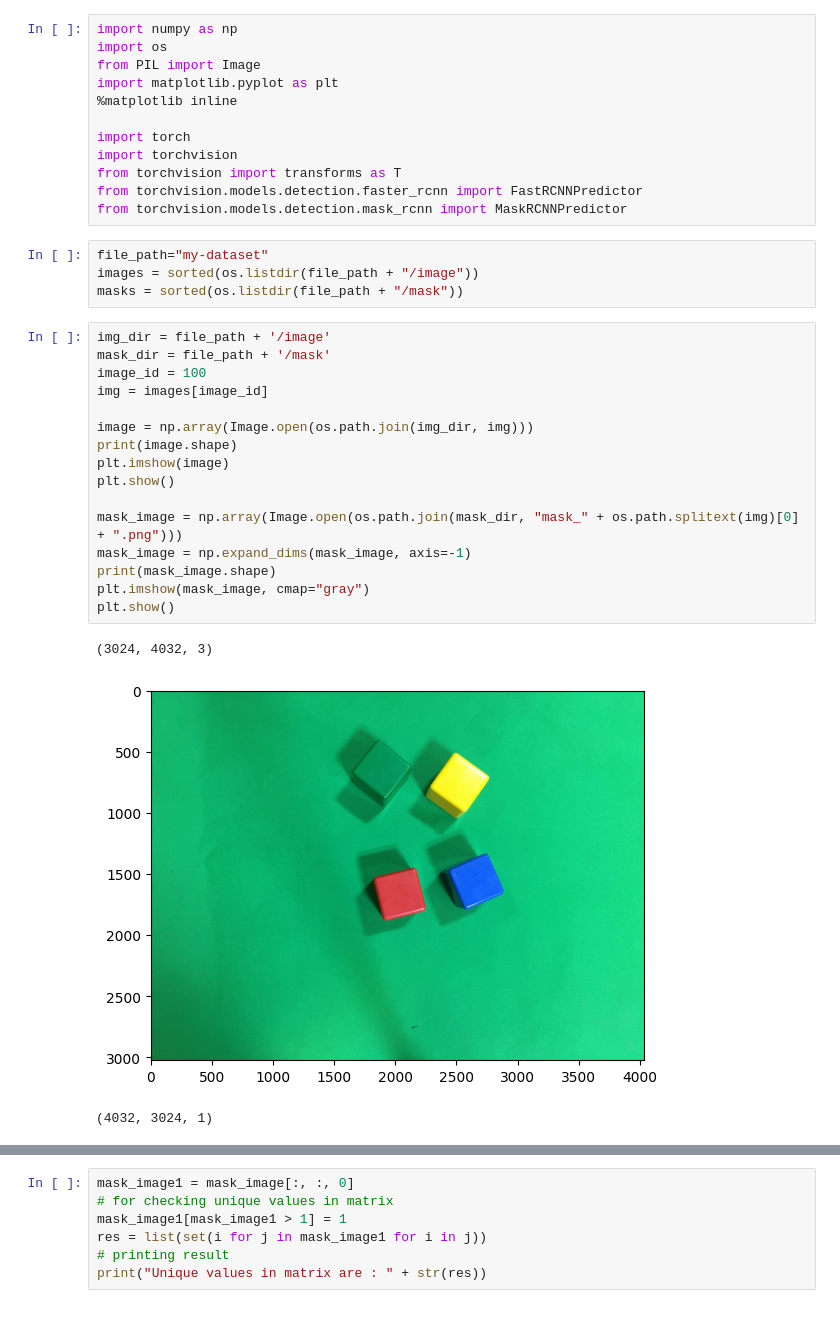
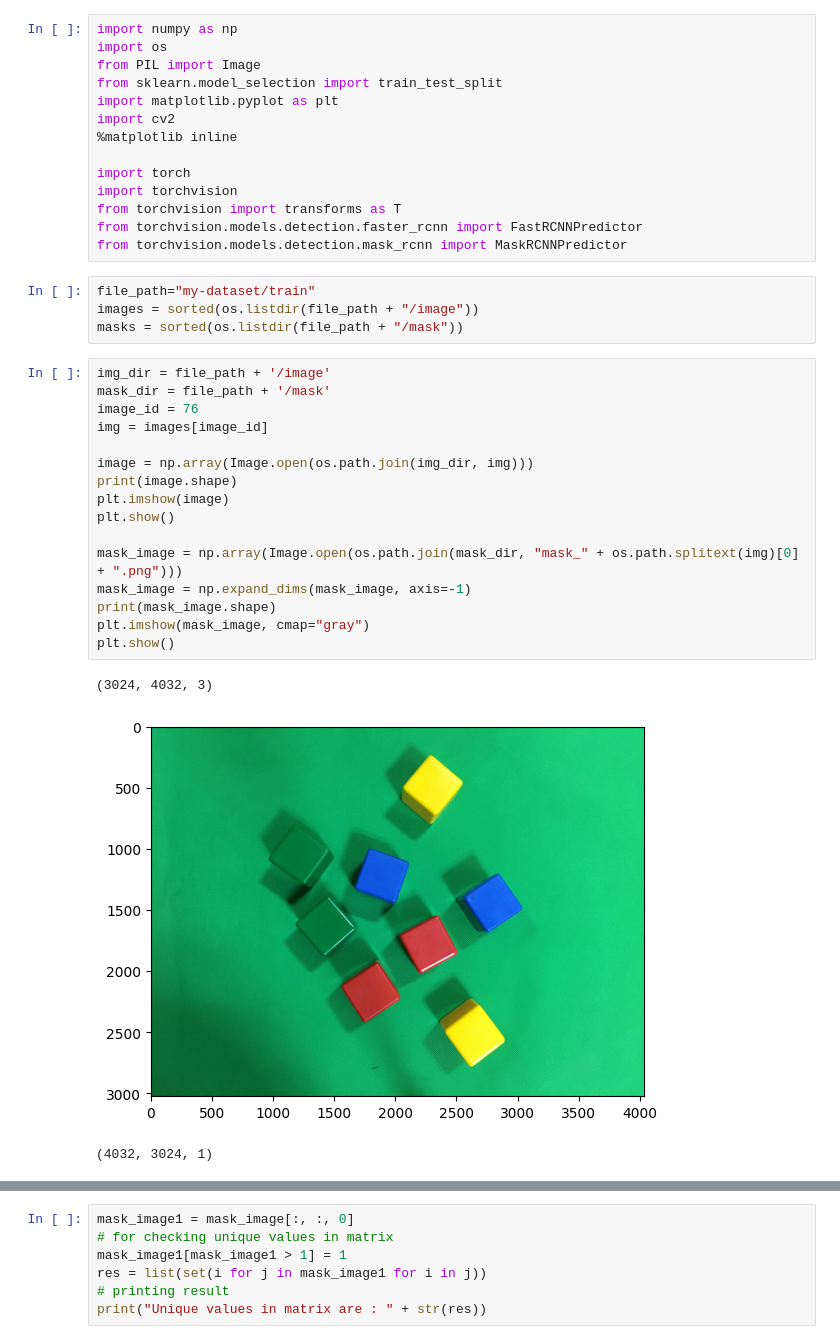
Before and after one commit to anooshehsaadati/Mask-RCNN-finetuning-PyTorch-with-my-dataset, a Jupyter notebook: Mask-RCNN-finetuning-PyTorch-with-my-dataset.ipynb, the cells around one changed output, grey strips where cells are left out. Saved outputs shown, nothing was run; the diff lists cells and outputs as text.

Commit message:
Run mask-RCNN with pytorch in my dataset and try to run one epoch

```diff
--- a/Mask-RCNN-finetuning-PyTorch-with-my-dataset.ipynb
+++ b/Mask-RCNN-finetuning-PyTorch-with-my-dataset.ipynb
@@ -2,7 +2,9 @@
 import numpy as np
 import os
 from PIL import Image
+from sklearn.model_selection import train_test_split
 import matplotlib.pyplot as plt
+import cv2
 %matplotlib inline
 
 import torch
@@ -11,26 +13,26 @@ from torchvision import transforms as T
 from torchvision.models.detection.faster_rcnn import FastRCNNPredictor
 from torchvision.models.detection.mask_rcnn import MaskRCNNPredictor
 # %%
-file_path="my-dataset"
+file_path="my-dataset/train"
 images = sorted(os.listdir(file_path + "/image"))
 masks = sorted(os.listdir(file_path + "/mask"))
 # %%
 img_dir = file_path + '/image'
 mask_dir = file_path + '/mask'
-image_id = 100
+image_id = 76
 img = images[image_id]
 
 image = np.array(Image.open(os.path.join(img_dir, img)))
 print(image.shape)
 plt.imshow(image)
 plt.show()
 
 mask_image = np.array(Image.open(os.path.join(mask_dir, "mask_" + os.path.splitext(img)[0] + ".png")))
 mask_image = np.expand_dims(mask_image, axis=-1)
 print(mask_image.shape)
 plt.imshow(mask_image, cmap="gray")
 plt.show()
 # %% [output]
 (3024, 4032, 3)
-[figure, old version]
+[figure, new version]
 (4032, 3024, 1)
```
Also changed, not shown: parts of 4 cells of this notebook.
